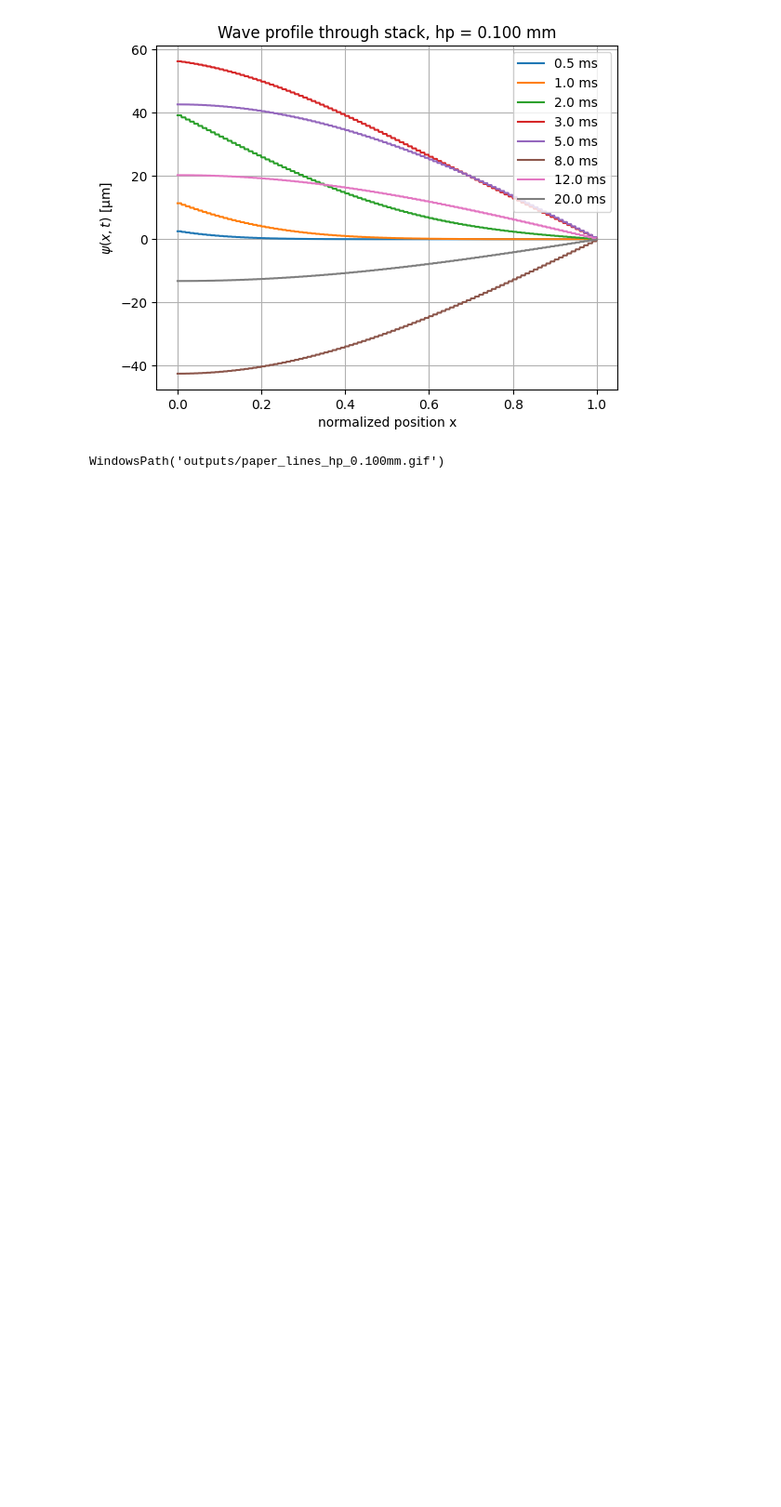
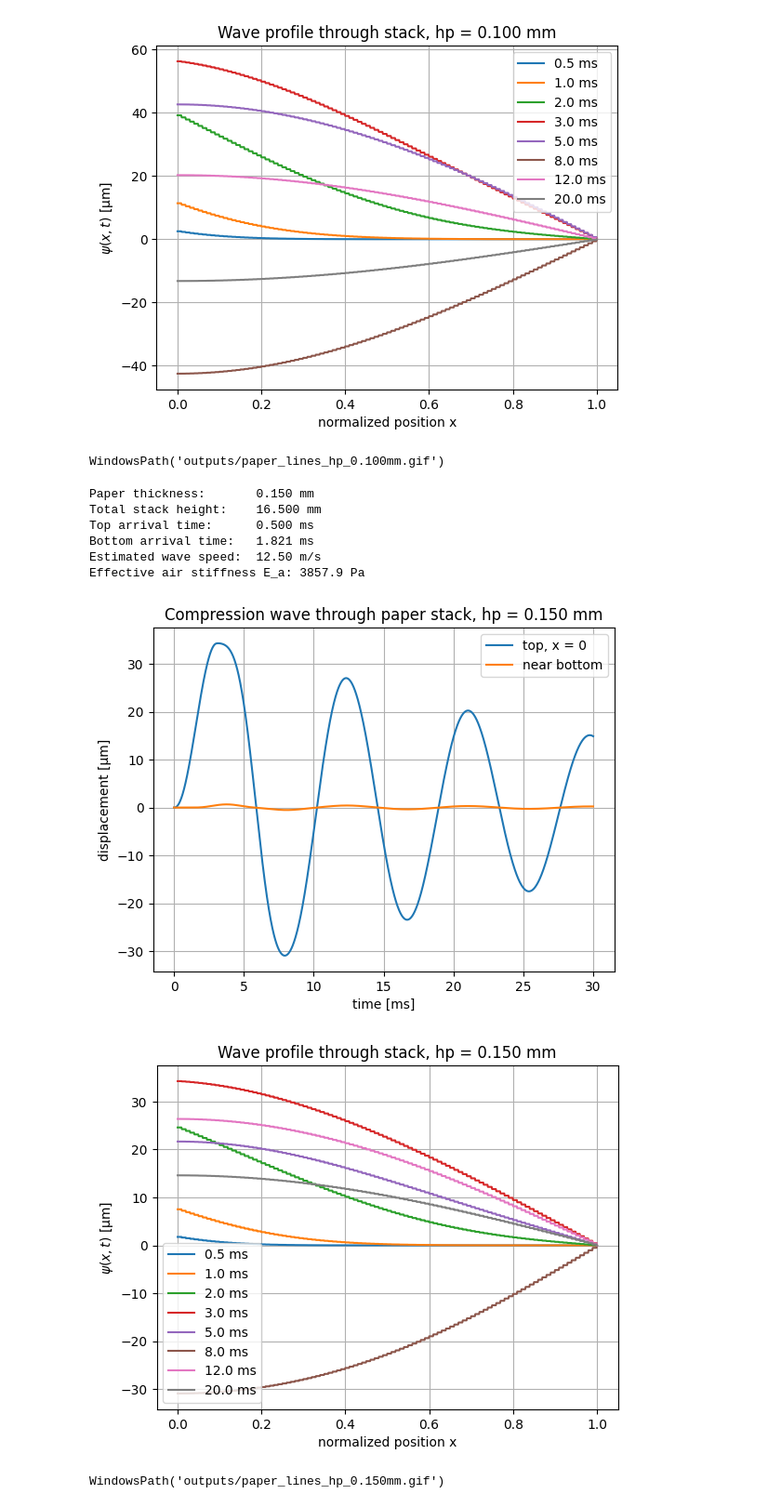
Before and after one commit to joshuadijksman/paperstack, a Jupyter notebook: Manou_version/code/simulation.ipynb, the cells around one changed output. Shown at 93% size. Cells and saved outputs as stored; diff of their text form; code cells hidden in the pictures; blank space fills up the shorter version.

```diff
--- a/Manou_version/code/simulation.ipynb
+++ b/Manou_version/code/simulation.ipynb
@@ -360,7 +360,7 @@ def save_paper_lines_animation(
     fig, ax = plt.subplots(figsize=(6, 8))
 
     ax.set_xlim(0, 1)
-    ax.set_ylim(h_total * 1000, -2)
+    ax.set_ylim(h_total * 1000, -1.5)
     ax.set_xlabel("schematic width")
     ax.set_ylabel("height in stack [mm]")
     ax.set_title(f"Moving paper sheets, hp = {hp_mm:.3f} mm")
@@ -445,3 +445,22 @@ Effective air stiffness E_a: 2100.0 Pa
 [figure]
 [figure]
 WindowsPath('outputs/paper_lines_hp_0.100mm.gif')
+# %%
+result_015 = simulate_paper_stack_wave(hp=0.15e-3)
+print_summary(result_015)
+
+save_wave_plots(result_015)
+save_wave_line_animation(result_015)
+
+# Slow one, run only when needed
+save_paper_lines_animation(result_015, motion_scale=20)
+# %% [output]
+Paper thickness:       0.150 mm
+Total stack height:    16.500 mm
+Top arrival time:      0.500 ms
+Bottom arrival time:   1.821 ms
+Estimated wave speed:  12.50 m/s
+Effective air stiffness E_a: 3857.9 Pa
+[figure, added]
+[figure, added]
+WindowsPath('outputs/paper_lines_hp_0.150mm.gif')
```
Also changed, not shown: parts of 1 cell of this notebook, 3 other files.
